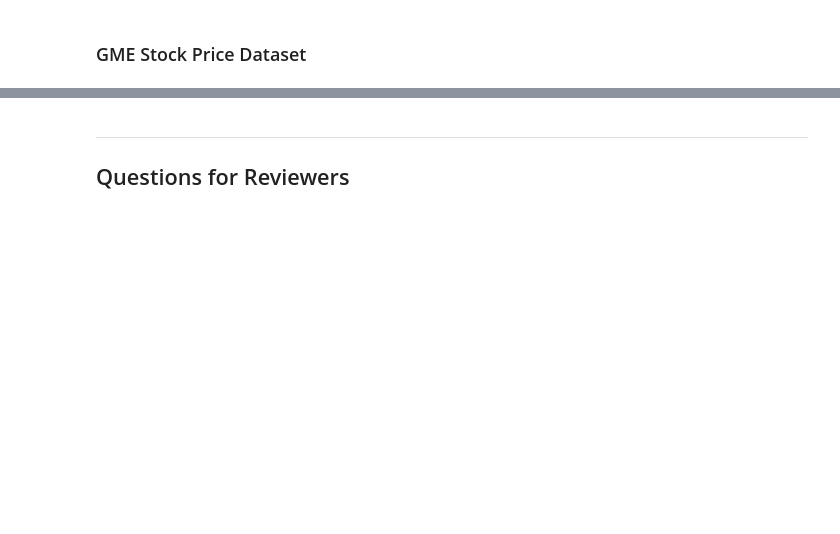
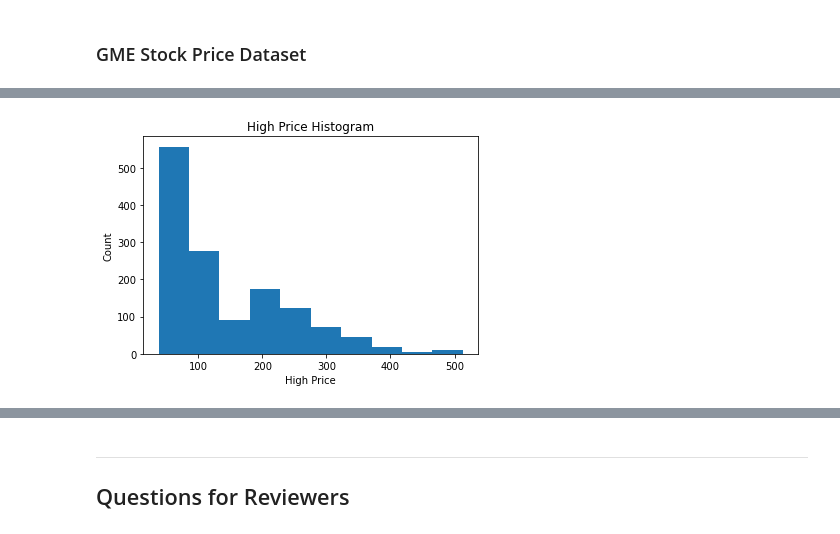
Before and after one commit to DavidFleurantin/INFO-2950-Final-Project, a Jupyter notebook: phaseII.ipynb, the cells around one changed output, grey strips where cells are left out. Cells and saved outputs as stored; diff of their text form; code cells hidden in the pictures; blank space fills up the shorter version.

```diff
--- a/phaseII.ipynb
+++ b/phaseII.ipynb
@@ -443,0 +498,9 @@ reddit_data.head()
+# %%
+#open price for each interval
+plt.hist(gme_data["high"].to_list())
+plt.xlabel("High Price")
+plt.ylabel("Count")
+plt.title("High Price Histogram")
+plt.show()
+# %% [output]
+[figure, added]
```
Also changed, not shown: parts of 24 cells of this notebook.
